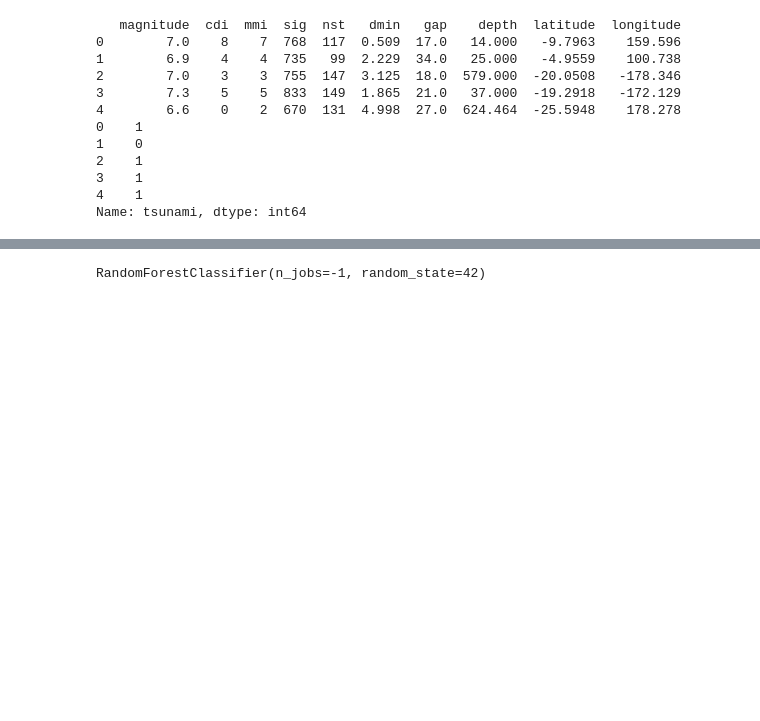
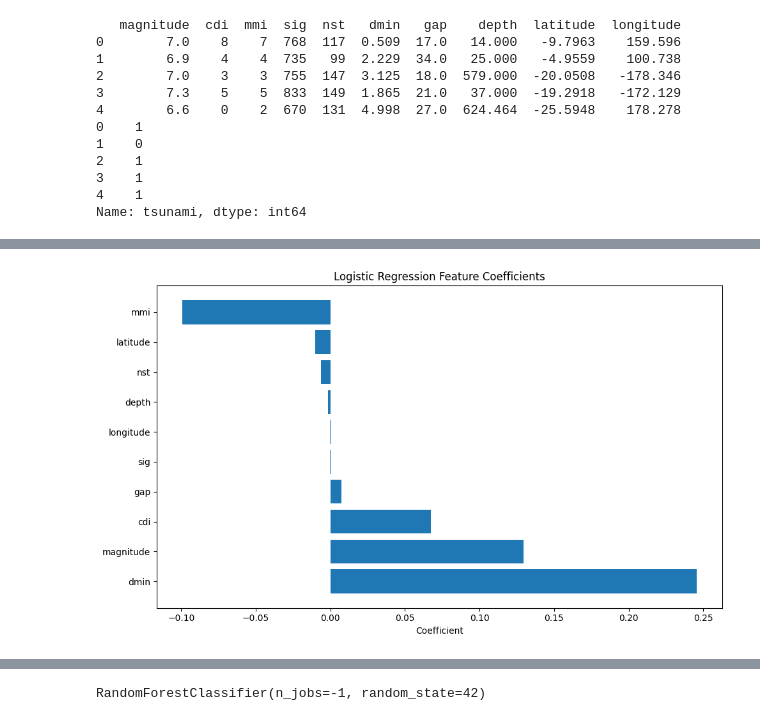
Before and after one commit to humnasul/floodDetection, a Jupyter notebook: floodDetectionModels.ipynb, the cells around one changed output, grey strips where cells are left out. Drawn from its saved outputs; the diff is of its cells as text; code cells hidden in the pictures; blank space fills up the shorter version.

Commit message:
Added xgboost and logistic regression

```diff
--- a/floodDetectionModels.ipynb
+++ b/floodDetectionModels.ipynb
@@ -99,0 +122,3 @@ Name: tsunami, dtype: int64
+# %%
+lg_model = LogisticRegression()
+lg_model.fit(X_train, y_train)
@@ -99,0 +134,14 @@ Name: tsunami, dtype: int64
+# %%
+y_pred = lg_model.predict(X_test)
+y_score = lg_model.predict_proba(X_test)[:, 1]  # Get probabilities for positive class
+
+# Evaluate model
+summarize_performance("Logistic Regression", y_test, y_pred, y_score)
+
+#Feature Importance
+feature_importance = pd.DataFrame({
+    'Feature': X.columns,
+    'Coefficient': lg_model.coef_[0]
+}).sort_values('Coefficient', ascending=False)
+
+print("\nTop Features:\n", feature_importance)
@@ -99,0 +166,10 @@ Name: tsunami, dtype: int64
+# %%
+# Plot feature importance
+plt.figure(figsize=(10, 6))
+plt.barh(feature_importance['Feature'], feature_importance['Coefficient'])
+plt.xlabel('Coefficient')
+plt.title('Logistic Regression Feature Coefficients')
+plt.tight_layout()
+plt.show()
+# %% [output]
+[figure, added]
```
Also changed, not shown: parts of 24 cells of this notebook.
